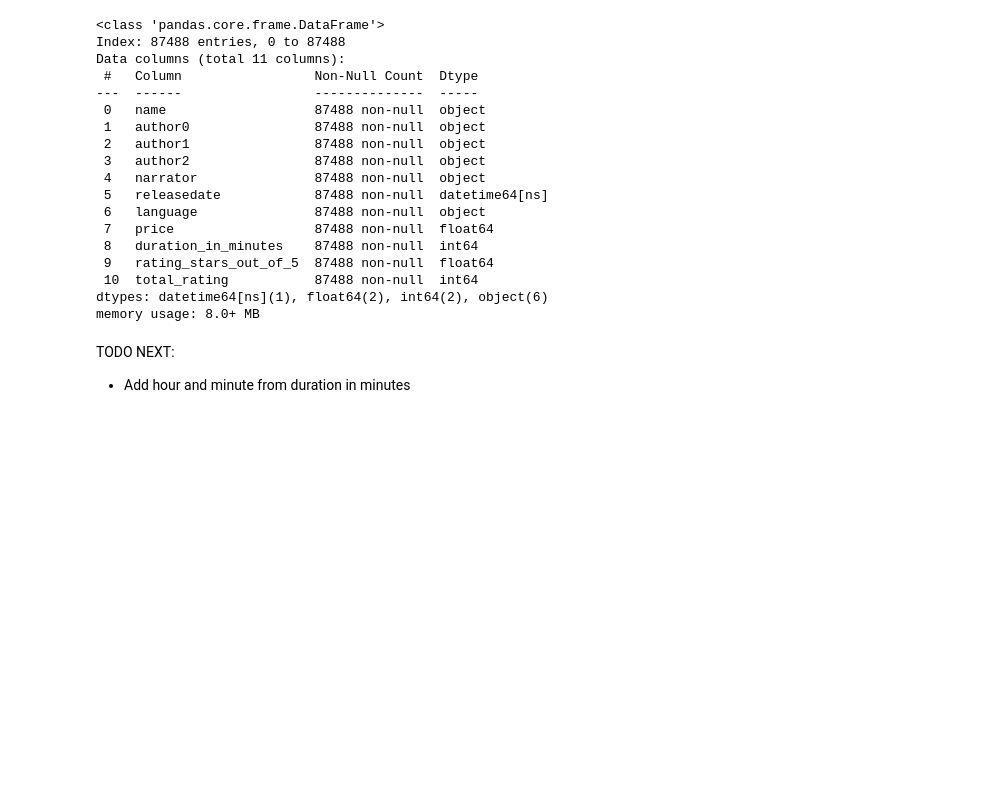
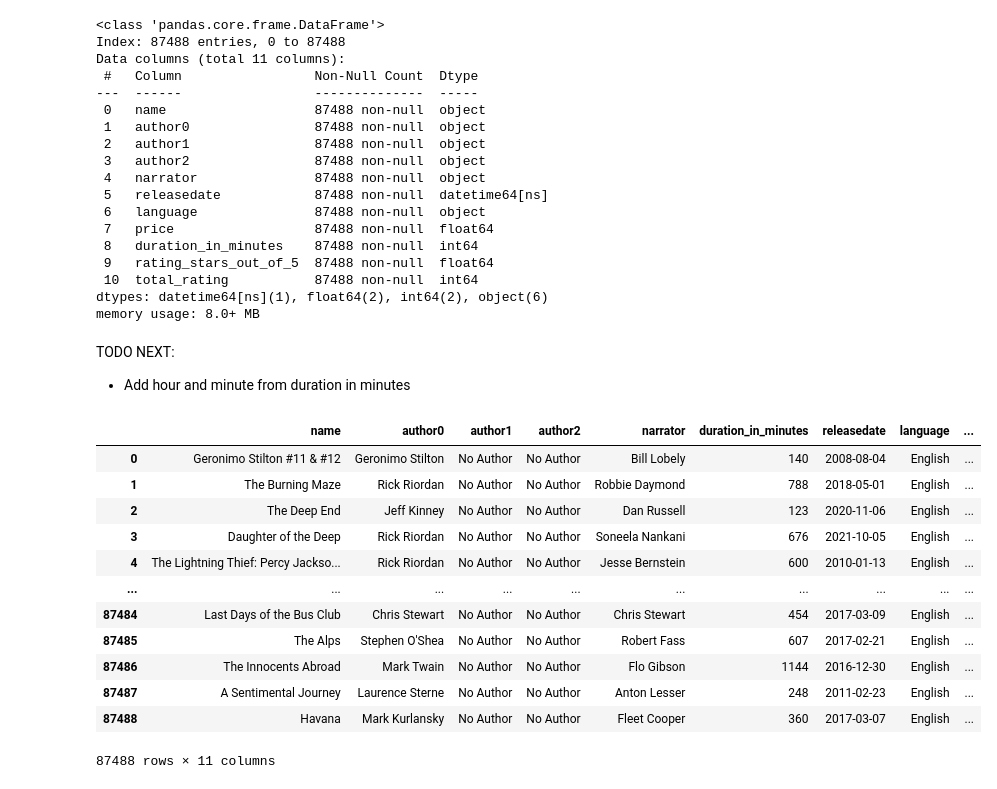
Before and after one commit to Ardavaa/week3, a Jupyter notebook: main.ipynb, the cells around one changed output. Cells and saved outputs as stored; diff of their text form; code cells hidden in the pictures; blank space fills up the shorter version.

```diff
--- a/main.ipynb
+++ b/main.ipynb
@@ -481,5 +499,27 @@ memory usage: 8.0+ MB
 # %% [markdown]
 TODO NEXT:
 - Add hour and minute from duration in minutes
+# %%
+clean_df_auc = df_auc.copy()
+clean_df_auc = clean_df_auc[['name', 'author0', 'author1',
+                            'author2', 'narrator', 'duration_in_minutes',
+                            'releasedate', 'language', 'rating_stars_out_of_5',
+                            'total_rating', 'price']]
+
+clean_df_auc
+# %% [output]
+|  | name | author0 | author1 | author2 | narrator | duration_in_minutes | releasedate | language | ... |
+| 0 | Geronimo Stilton #11 & #12 | Geronimo Stilton | No Author | No Author | Bill Lobely | 140 | 2008-08-04 | English | ... |
+| 1 | The Burning Maze | Rick Riordan | No Author | No Author | Robbie Daymond | 788 | 2018-05-01 | English | ... |
+| 2 | The Deep End | Jeff Kinney | No Author | No Author | Dan Russell | 123 | 2020-11-06 | English | ... |
+| 3 | Daughter of the Deep | Rick Riordan | No Author | No Author | Soneela Nankani | 676 | 2021-10-05 | English | ... |
+| 4 | The Lightning Thief: Percy Jackso... | Rick Riordan | No Author | No Author | Jesse Bernstein | 600 | 2010-01-13 | English | ... |
+| ... | ... | ... | ... | ... | ... | ... | ... | ... | ... |
+| 87484 | Last Days of the Bus Club | Chris Stewart | No Author | No Author | Chris Stewart | 454 | 2017-03-09 | English | ... |
+| 87485 | The Alps | Stephen O'Shea | No Author | No Author | Robert Fass | 607 | 2017-02-21 | English | ... |
+| 87486 | The Innocents Abroad | Mark Twain | No Author | No Author | Flo Gibson | 1144 | 2016-12-30 | English | ... |
+| 87487 | A Sentimental Journey | Laurence Sterne | No Author | No Author | Anton Lesser | 248 | 2011-02-23 | English | ... |
+| 87488 | Havana | Mark Kurlansky | No Author | No Author | Fleet Cooper | 360 | 2017-03-07 | English | ... |
+87488 rows × 11 columns
 # %%
 # submit our clean dataset
```
Also changed, not shown: parts of 47 cells of this notebook, 2 other files.
